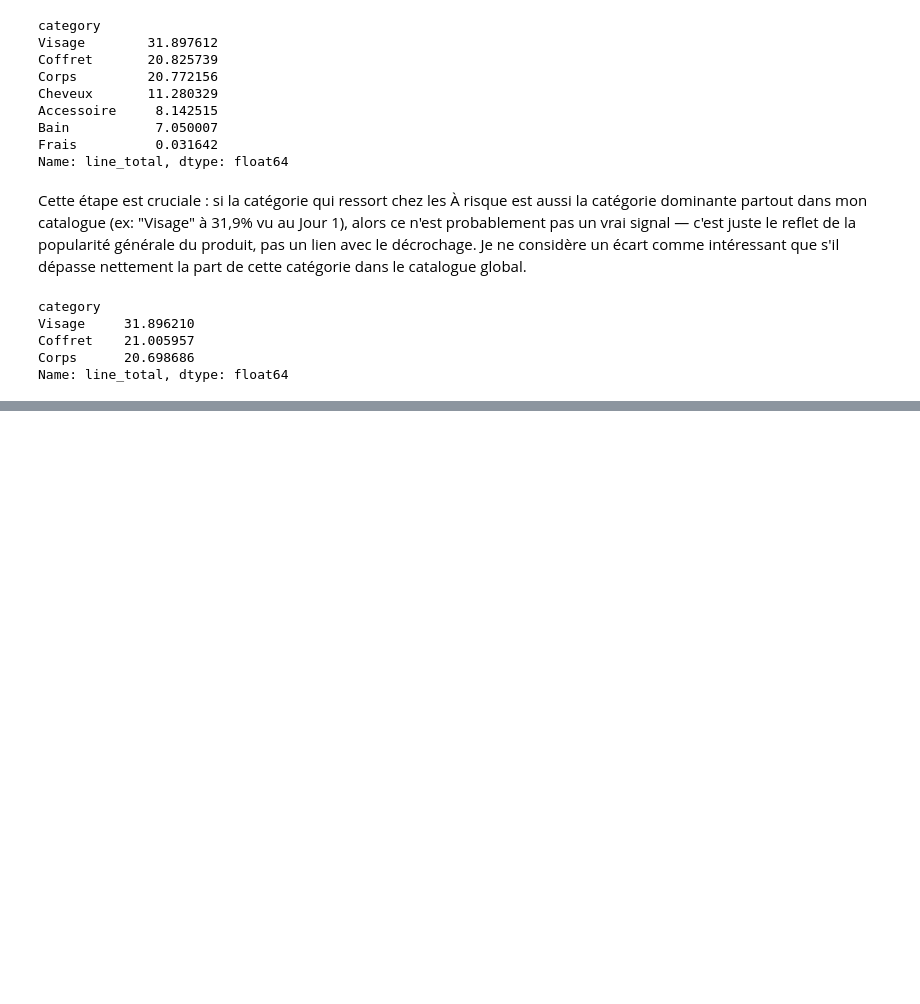
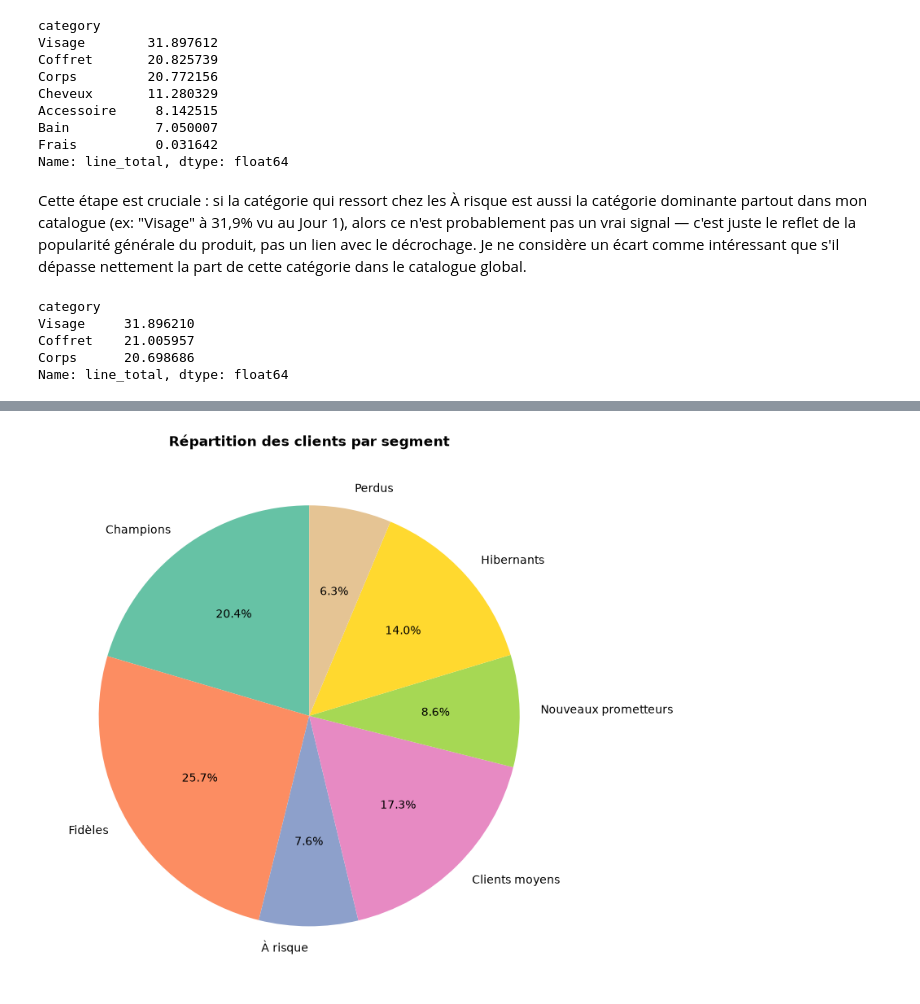
Before and after one commit to AnjaraAndriatseheno/Projet_CRM, a Jupyter notebook: TP2.ipynb, the cells around one changed output, grey strips where cells are left out. Drawn from its saved outputs; the diff is of its cells as text; code cells hidden in the pictures; blank space fills up the shorter version.

```diff
--- a/TP2.ipynb
+++ b/TP2.ipynb
@@ -434,0 +451,20 @@ Name: line_total, dtype: float64
+# %%
+
+
+fig, ax = plt.subplots(figsize=(8,8))
+
+palette = plt.cm.Set2(range(len(segment_revenue)))
+
+ax.pie(
+    segment_revenue["taille_pct"],
+    labels=segment_revenue.index,
+    autopct='%1.1f%%',
+    colors=palette,
+    startangle=90
+)
+ax.set_title("Répartition des clients par segment", fontweight="bold")
+plt.tight_layout()
+plt.savefig("g_segments_pie.png", dpi=150)
+plt.show()
+# %% [output]
+[figure, added]
```
Also changed, not shown: parts of 7 cells of this notebook, 1 other file.
